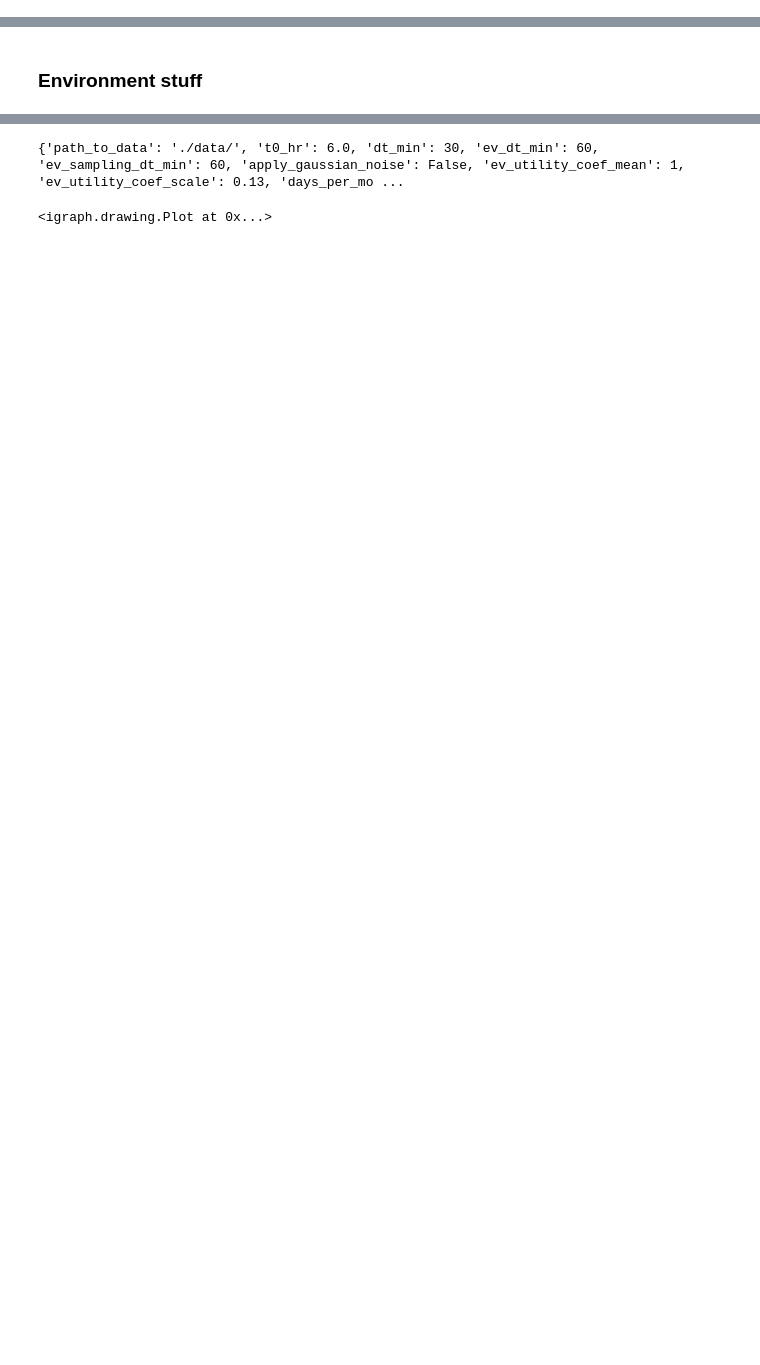
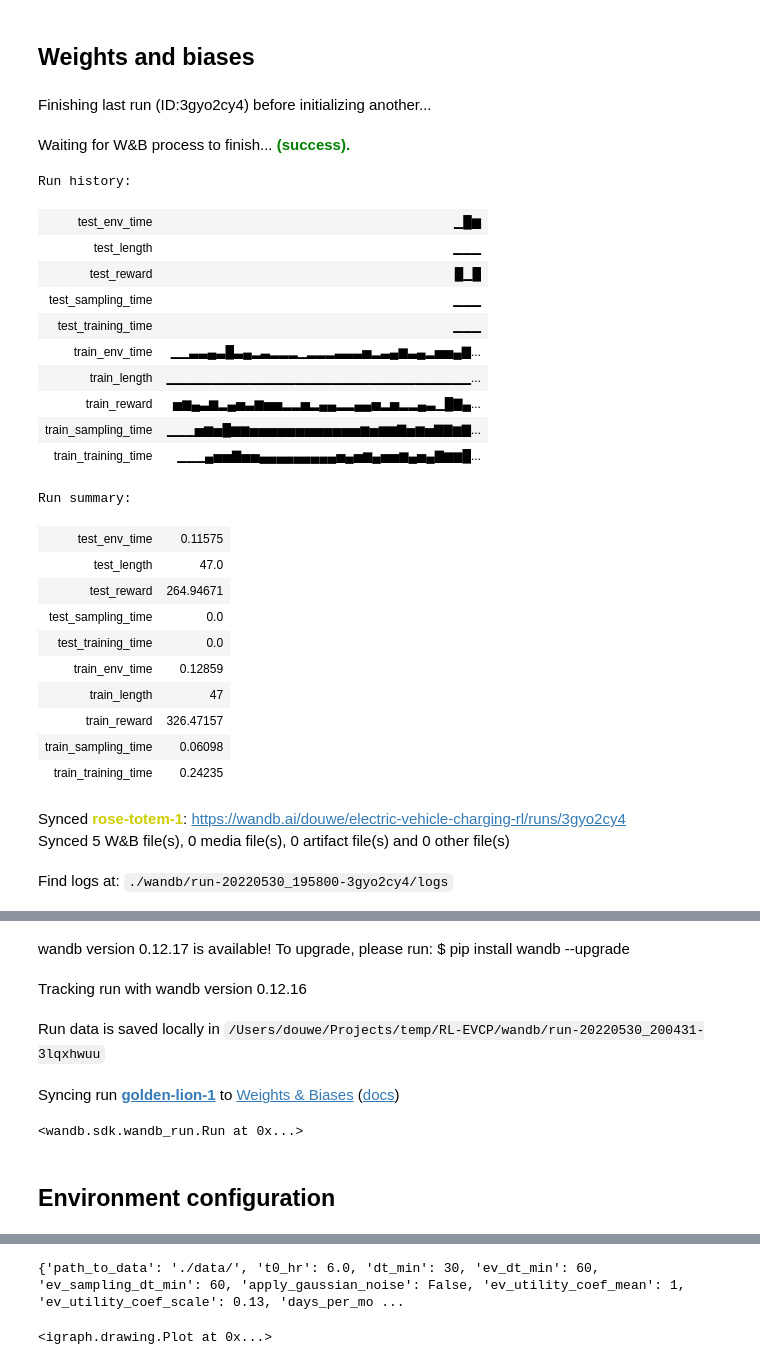
Before and after one commit to V0XNIHILI/RL-EVCP, a Jupyter notebook: Run TD3 gym.ipynb, the cells around one changed output, grey strips where cells are left out. Saved outputs shown, nothing was run; the diff lists cells and outputs as text; code cells hidden in the pictures; blank space fills up the shorter version.

```diff
--- a/Run TD3 gym.ipynb
+++ b/Run TD3 gym.ipynb
@@ -26,0 +31,34 @@ from src.environments.create_env import create_env
+# %% [markdown]
+## Weights and biases
+# %%
+import wandb
+
+wandb.init(project="electric-vehicle-charging-rl", entity="electric-vehicle-charging")
+# %% [output]
+Finishing last run (ID:3gyo2cy4) before initializing another...
+Waiting for W&B process to finish... (success).
+Run history:
+| test_env_time | ▁█▆ |
+| test_length | ▁▁▁ |
+| test_reward | █▁█ |
+| test_sampling_time | ▁▁▁ |
+| test_training_time | ▁▁▁ |
+| train_env_time | ▁▁▃▃▄▃█▃▄▂▃▂▂▂▁▂▂▂▃▃▃▅▂▃▄▆▃▄▂▅▅▄▇... |
+| train_length | ▁▁▁▁▁▁▁▁▁▁▁▁▁▁▁▁▁▁▁▁▁▁▁▁▁▁▁▁▁▁▁▁▁... |
+| train_reward | ▅▆▄▃▆▂▄▅▃▆▅▅▂▂▅▂▄▄▂▂▄▄▅▂▅▂▂▄▃▁█▇▄... |
+| train_sampling_time | ▁▁▁▅▆▅█▆▆▅▅▅▅▅▅▅▅▅▅▅▅▆▅▆▆▇▅▆▅▇▇▆▇... |
+| train_training_time | ▁▁▁▄▅▅▇▅▅▄▄▄▄▄▄▄▄▄▅▄▅▆▄▅▅▆▄▅▄▇▆▆█... |
+Run summary:
+| test_env_time | 0.11575 |
+| test_length | 47.0 |
+| test_reward | 264.94671 |
+| test_sampling_time | 0.0 |
+| test_training_time | 0.0 |
+| train_env_time | 0.12859 |
+| train_length | 47 |
+| train_reward | 326.47157 |
+| train_sampling_time | 0.06098 |
+| train_training_time | 0.24235 |
+Synced rose-totem-1: https://wandb.ai/douwe/electric-vehicle-charging-rl/runs/3gyo2cy4
+Synced 5 W&B file(s), 0 media file(s), 0 artifact file(s) and 0 other file(s)
+Find logs at: ./wandb/run-20220530_195800-3gyo2cy4/logs
@@ -27,3 +66,8 @@ from src.environments.create_env import create_env
+wandb version 0.12.17 is available! To upgrade, please run: $ pip install wandb --upgrade
+Tracking run with wandb version 0.12.16
+Run data is saved locally in /Users/douwe/Projects/temp/RL-EVCP/wandb/run-20220530_200431-3lqxhwuu
+Syncing run golden-lion-1 to Weights & Biases (docs)
+<wandb.sdk.wandb_run.Run at 0x...>
 # %% [markdown]
-### Environment stuff
+## Environment configuration
 # %%
```
Also changed, not shown: parts of 31 cells of this notebook, 2 other files.
